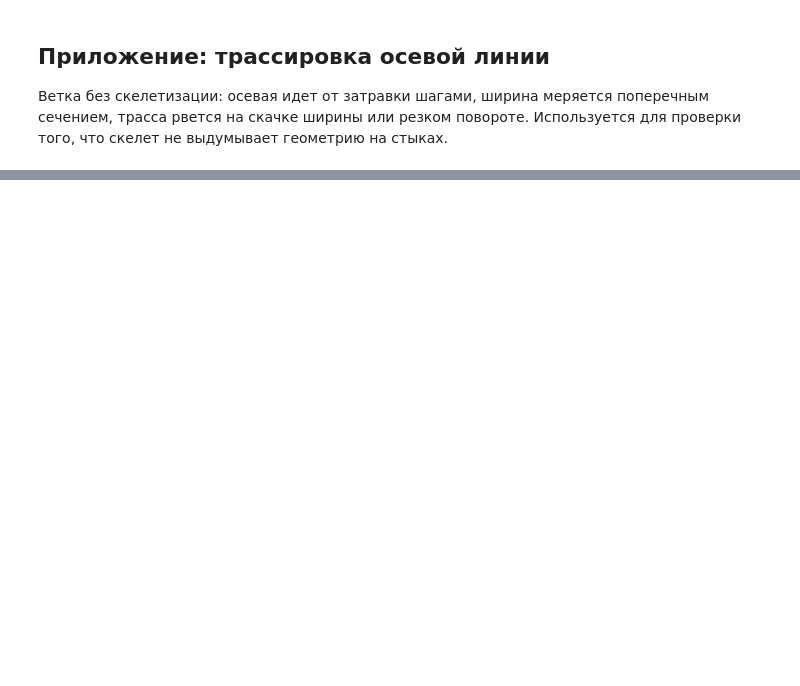
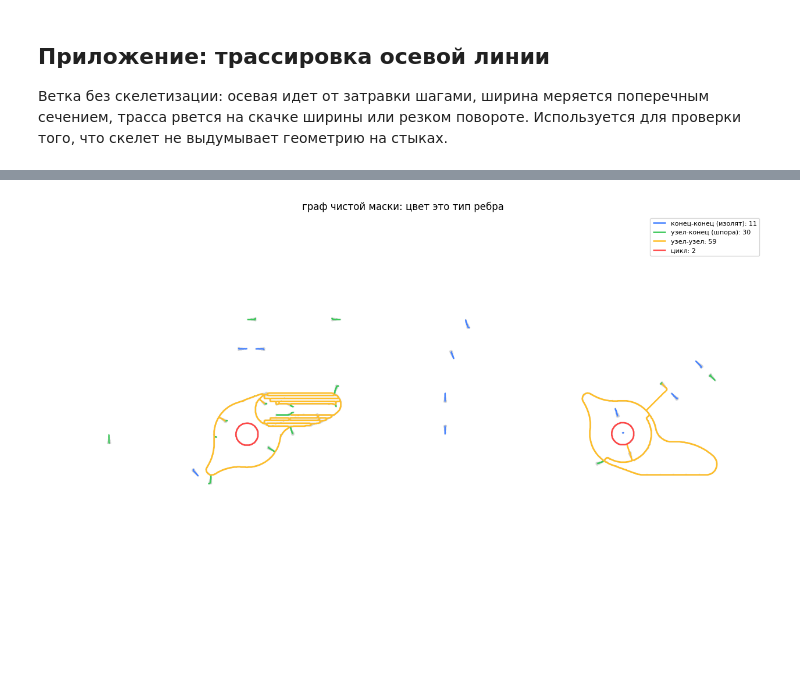
Before and after one commit to SergeyKrasnoslobodtsev/draftslice, a Jupyter notebook: notebooks/classification_comp.ipynb, the cells around one changed output, grey strips where cells are left out. Drawn from its saved outputs; the diff is of its cells as text; code cells hidden in the pictures; blank space fills up the shorter version.

```diff
--- a/notebooks/classification_comp.ipynb
+++ b/notebooks/classification_comp.ipynb
@@ -1720,0 +1428,9 @@ interactive(children=(FloatSlider(value=2.0, continuous_update=False, descriptio
+# %%
+clean_strokes: Strokes = Strokes(
+    gray=strokes.gray,
+    binary=np.where(closed_mask, 255, 0).astype(np.uint8),
+    fg=closed_mask,
+)
+clean_graph: StrokeGraph = build_graph(clean_strokes, text_region)
+
+report_graph(clean_graph)
@@ -1720,0 +1447,25 @@ interactive(children=(FloatSlider(value=2.0, continuous_update=False, descriptio
+# %%
+def draw_branch_types(graph: StrokeGraph, mask: Mask, title: str) -> None:
+    """Цвет ребра это тип ветвления: висячие обрубки отделяются от контура детали."""
+    palette = np.array(PALETTE[: len(BRANCH_NAMES)], dtype=float) / 255
+    fig, ax = plt.subplots(figsize=(18, 10))
+    ax.imshow(np.where(mask, 210, 255).astype(np.uint8), cmap="gray", vmin=0, vmax=255)
+    for kind, name in BRANCH_NAMES.items():
+        sel = np.flatnonzero(graph.branch == kind)
+        ax.add_collection(
+            LineCollection(
+                [graph.xy(i) for i in sel],
+                colors=palette[kind],
+                linewidths=1.8,
+                label=f"{name}: {len(sel)}",
+            )
+        )
+    ax.axis("off")
+    ax.set_title(title)
+    ax.legend(loc="upper right", fontsize=8)
+    plt.show()
+
+
+draw_branch_types(clean_graph, closed_mask, "граф чистой маски: цвет это тип ребра")
+# %% [output]
+[figure, added]
```
Also changed, not shown: parts of 28 cells of this notebook.
